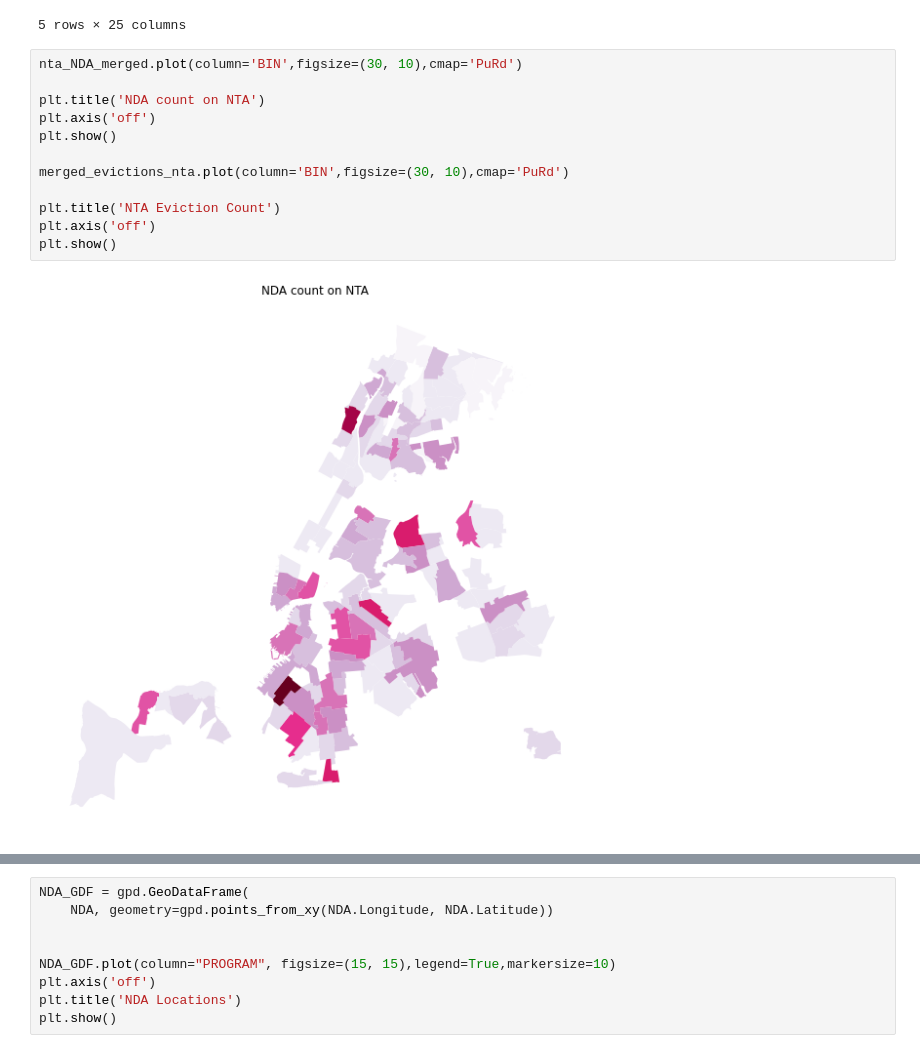
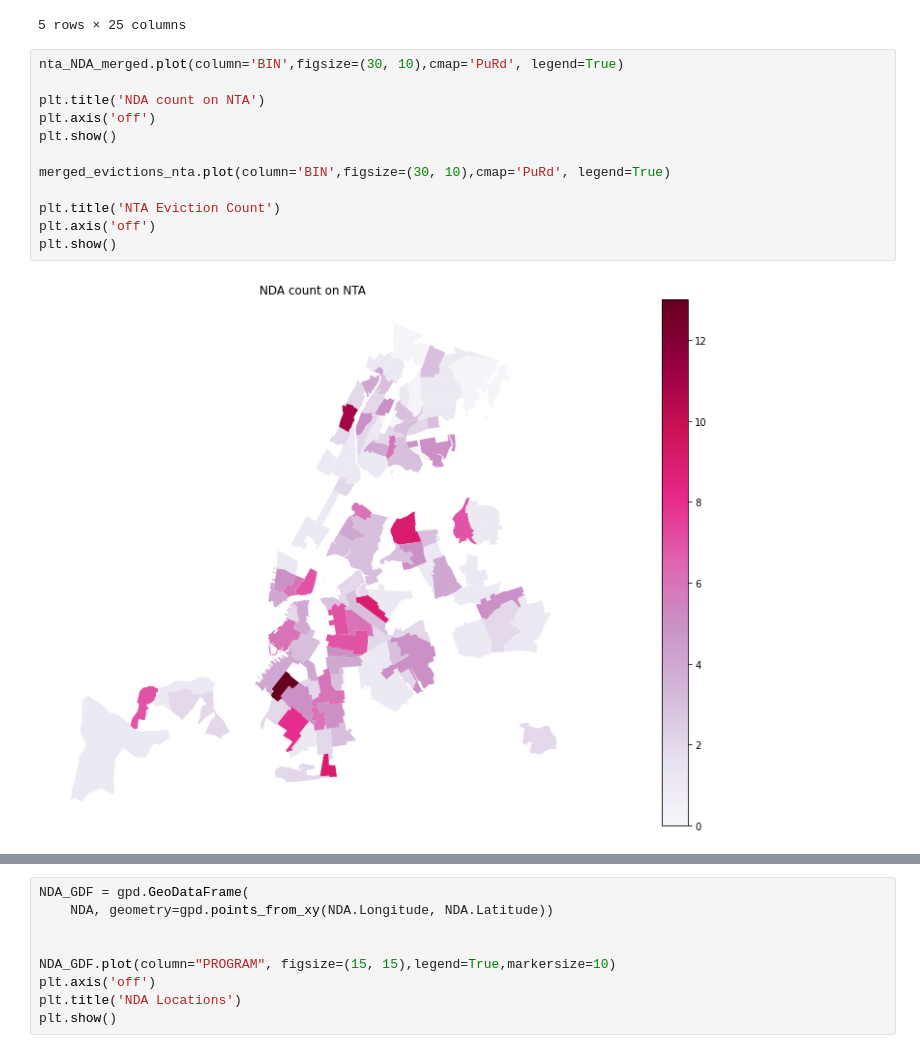
Before and after one commit to Junming-Qiu/Computing-SUE, a Jupyter notebook: Junming Final Individual.ipynb, the cells around one changed output, grey strips where cells are left out. Drawn from its saved outputs; the diff is of its cells as text.

```diff
--- a/Junming Final Individual.ipynb
+++ b/Junming Final Individual.ipynb
@@ -417,16 +417,16 @@ nta_NDA_merged.head()
 | 4 | 3 | Brooklyn | 047 | BK44 | Madison | 26237.257858 | 2.737916e+07 | POLYGON ((1001593.410 160996.441,... | Madison ... | ... |
 5 rows × 25 columns
 # %%
-nta_NDA_merged.plot(column='BIN',figsize=(30, 10),cmap='PuRd')
+nta_NDA_merged.plot(column='BIN',figsize=(30, 10),cmap='PuRd', legend=True)
 
 plt.title('NDA count on NTA')
 plt.axis('off')
 plt.show()
 
-merged_evictions_nta.plot(column='BIN',figsize=(30, 10),cmap='PuRd')
+merged_evictions_nta.plot(column='BIN',figsize=(30, 10),cmap='PuRd', legend=True)
 
 plt.title('NTA Eviction Count')
 plt.axis('off')
 plt.show()
 # %% [output]
-[figure, old version]
+[figure, new version]
```
Also changed, not shown: parts of 3 cells of this notebook.
